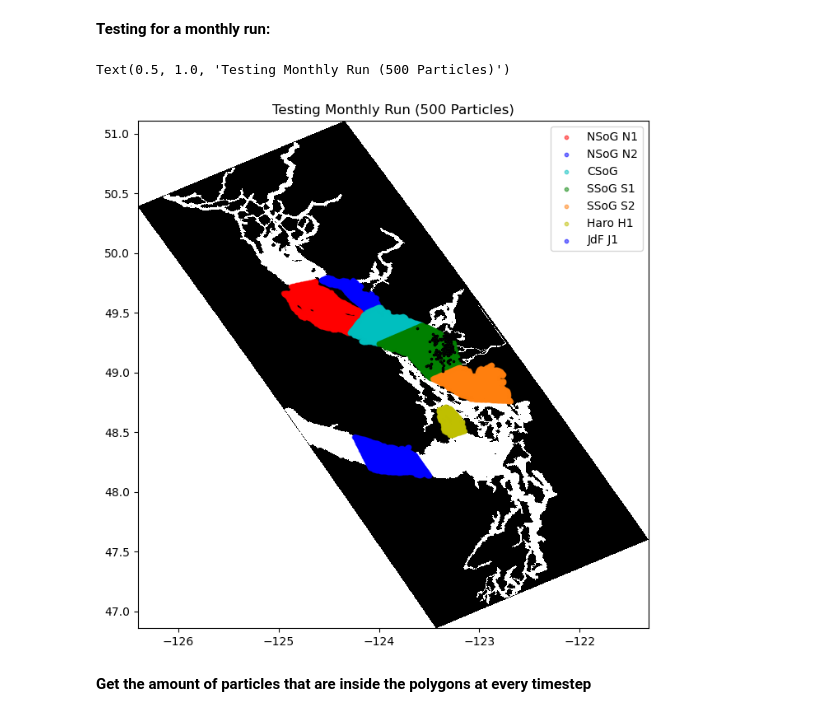
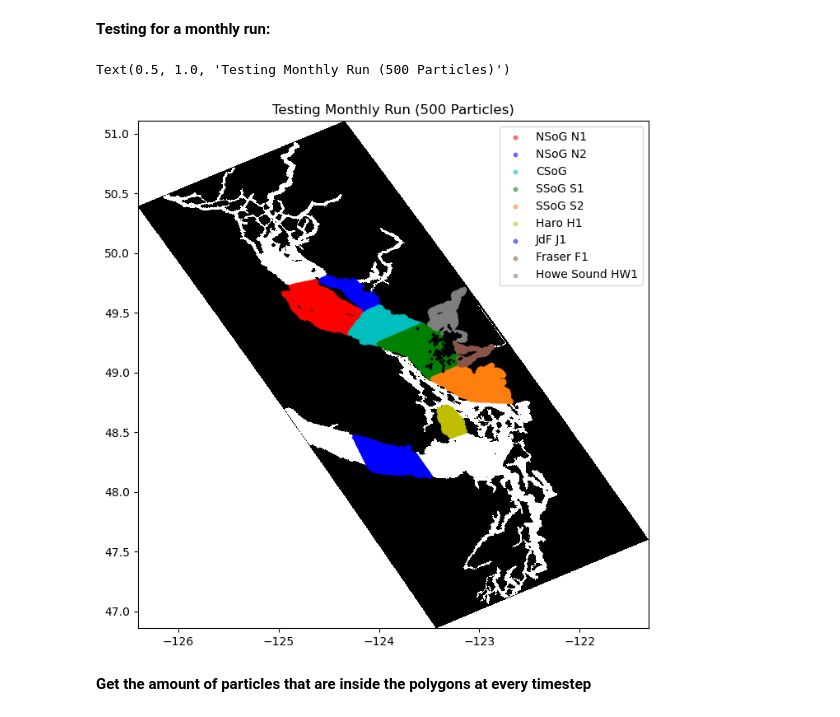
Before and after one commit to SalishSeaCast/analysis-vicente, a Jupyter notebook: Ocean_Parcels/drafts/PBDE_runs/test_params/Regions_analysis.ipynb, the cells around one changed output. Drawn from its saved outputs; the diff is of its cells as text; code cells hidden in the pictures.

```diff
--- a/Ocean_Parcels/drafts/PBDE_runs/test_params/Regions_analysis.ipynb
+++ b/Ocean_Parcels/drafts/PBDE_runs/test_params/Regions_analysis.ipynb
@@ -570,0 +694,9 @@ polygon_coors_J1
+# %%
+polygon_lon_lat_F1 = [
+    (F1_lon_1[0], F1_lat_1[0]),
+    (F1_lon_1[1], F1_lat_1[1]),
+    (F1_lon_2[1], F1_lat_2[1]),
+    (F1_lon_3[1], F1_lat_3[1])
+]
+polygon_coors_F1 = Polygon(polygon_lon_lat_F1)
+polygon_coors_F1
@@ -570,0 +707,12 @@ polygon_coors_J1
+# %%
+polygon_lon_lat_HW1 = [
+    (HW1_lon_1[1], HW1_lat_1[1]),
+    (HW1_lon_1[0], HW1_lat_1[0]),
+    (HW1_lon_2[1], HW1_lat_2[1]),
+    (HW1_lon_3[1], HW1_lat_3[1]),
+    (HW1_lon_4[1], HW1_lat_4[1]),
+    (HW1_lon_5[1], HW1_lat_5[1]),
+
+]
+polygon_coors_HW1 = Polygon(polygon_lon_lat_HW1)
+polygon_coors_HW1
@@ -596,6 +746,8 @@ lon_SSoG_S1, lat_SSoG_S1 = inside_polygon_lon_lat(polygon_coors_S1)
 lon_SSoG_S2, lat_SSoG_S2 = inside_polygon_lon_lat(polygon_coors_S2)
 lon_Haro_H1, lat_Haro_H1 = inside_polygon_lon_lat(polygon_coors_H1)
 lon_Juan_J1, lat_Juan_J1 = inside_polygon_lon_lat(polygon_coors_J1)
+lon_Fraser_F1, lat_Fraser_F1 = inside_polygon_lon_lat(polygon_coors_F1)
+lon_Howe_HW1, lat_Howe_HW1 = inside_polygon_lon_lat(polygon_coors_HW1)
 # %%
 fig, ax = plt.subplots(figsize = (8,8))
 ax.pcolormesh(nav_lon, nav_lat,tmask, cmap = 'grey')
@@ -652,36 +807,46 @@ depth_S1, long_S1, lati_S1, status_inside_S1, amount_S1 = points_inside(polygon_
 depth_S2, long_S2, lati_S2, status_inside_S2, amount_S2 = points_inside(polygon_coors_S2, data, t = tt)
 depth_H1, long_H1, lati_H1, status_inside_H1, amount_H1 = points_inside(polygon_coors_H1, data, t = tt)
 depth_J1, long_J1, lati_J1, status_inside_J1, amount_J1 = points_inside(polygon_coors_J1, data, t = tt)
+depth_F1, long_F1, lati_F1, status_inside_F1, amount_F1 = points_inside(polygon_coors_F1, data, t = tt)
+depth_HW1, long_HW1, lati_HW1, status_inside_HW1, amount_HW1 = points_inside(polygon_coors_HW1, data, t = tt)
 # %%
 fig, ax = plt.subplots(figsize = (8,8))
 ax.pcolormesh(nav_lon, nav_lat,tmask, cmap = 'grey')
 ax.scatter(lon_NSoG_N1, lat_NSoG_N1, s= 10, color = 'r',  alpha = .5,  label = 'NSoG N1')
 ax.scatter(lon_NSoG_N2, lat_NSoG_N2, s= 10, color = 'b',  alpha = .5,  label = 'NSoG N2')
 #
 ax.scatter(lon_CSoG_C1, lat_CSoG_C1, s= 10, color = 'c',  alpha = .5,  label = 'CSoG')
 #
 ax.scatter(lon_SSoG_S1, lat_SSoG_S1, s= 10, color = 'g', alpha = .5, label = 'SSoG S1')
 ax.scatter(lon_SSoG_S2, lat_SSoG_S2, s= 10, color = 'tab:orange', alpha = .5, label = 'SSoG S2')
 #
 ax.scatter(lon_Haro_H1, lat_Haro_H1, s= 10, color = 'y', alpha = .5, label = 'Haro H1')
 #
 ax.scatter(lon_Juan_J1, lat_Juan_J1, s= 10, color = 'b', alpha = .5, label = 'JdF J1')
+#
+ax.scatter(lon_Fraser_F1, lat_Fraser_F1, s= 10, color = 'tab:brown', alpha = .5, label = 'Fraser F1')
+#
+ax.scatter(lon_Howe_HW1, lat_Howe_HW1, s= 10, color = 'tab:gray', alpha = .5, label = 'Howe Sound HW1')
+#
 ax.legend()
 #
 ax.scatter(data.lon[:,tt],data.lat[:,tt], c = 'k', s=2)
 #
 ax.scatter(long_N1, lati_N1, s= 2, c = 'r', edgecolors='k')
 ax.scatter(long_N2, lati_N2, s= 2, c = 'r', edgecolors='k')
 ax.scatter(long_C1, lati_C1, s= 2, c = 'g', edgecolors='k')
 ax.scatter(long_S1, lati_S1, s= 2, c = 'g', edgecolors='k')
 ax.scatter(long_S2, lati_S2, s= 2, c = 'g', edgecolors='k')
 ax.scatter(long_H1, lati_H1, s= 2, c = 'y', edgecolors='k')
 ax.scatter(long_J1, lati_J1, s= 2, c = 'b', edgecolors='k')
+ax.scatter(long_F1, lati_F1, s= 2, c = 'b', edgecolors='k')
+ax.scatter(long_HW1, lati_HW1, s= 2, c = 'b', edgecolors='k')
+
 #
 ax.set_title('Testing Monthly Run (500 Particles)')
 # %% [output]
 Text(0.5, 1.0, 'Testing Monthly Run (500 Particles)')
-[figure, old version]
+[figure, new version]
 # %% [markdown]
 **Get the amount of particles that are inside the polygons at every timestep**
 # %%
```
Also changed, not shown: parts of 24 cells of this notebook, 12 other files.
